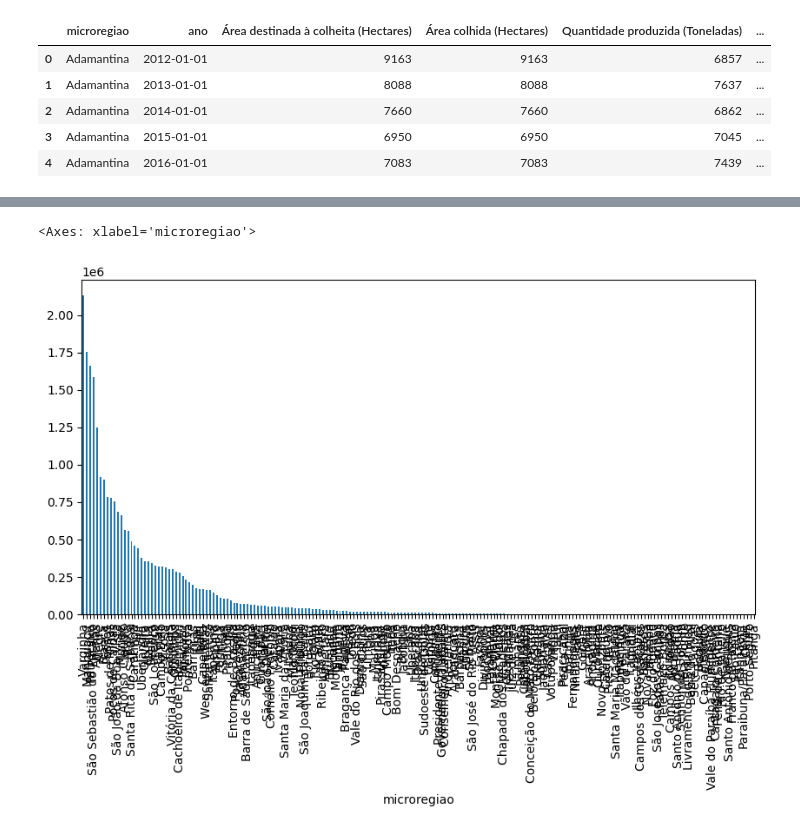
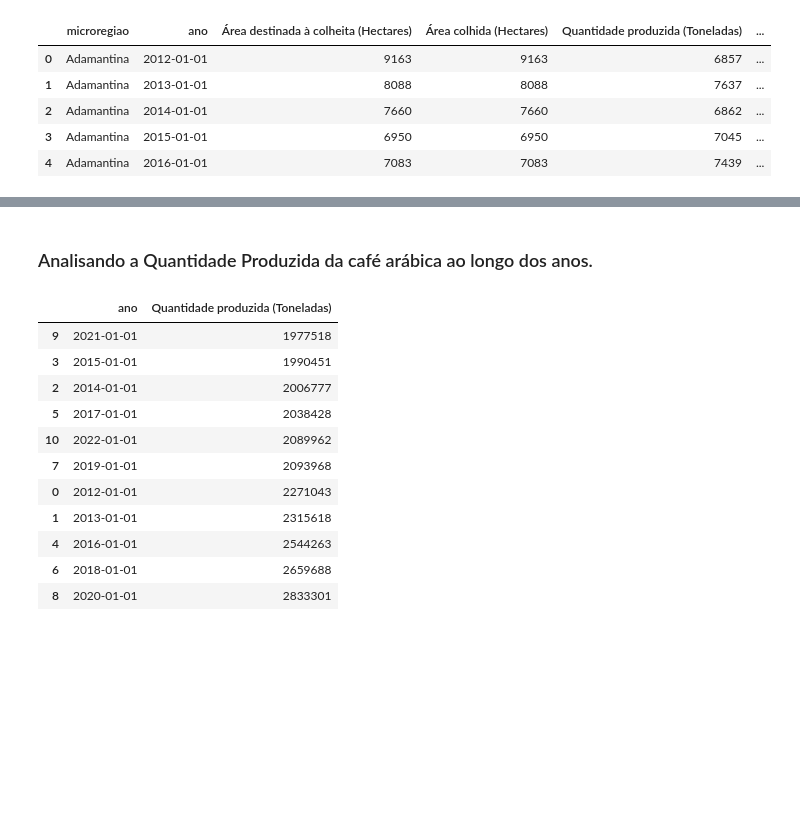
Before and after one commit to alexandre-guerra/Data_Cafe, a Jupyter notebook: analise_cafe.ipynb, the cells around one changed output, grey strips where cells are left out. Saved outputs shown, nothing was run; the diff lists cells and outputs as text; code cells hidden in the pictures; blank space fills up the shorter version.

```diff
--- a/analise_cafe.ipynb
+++ b/analise_cafe.ipynb
@@ -10,10 +10,15 @@ import numpy as np
 import matplotlib.pyplot as plt
 import seaborn as sns
 import warnings
+import matplotlib.dates as mdates
+import matplotlib.ticker as ticker
+from numpy.polynomial.polynomial import Polynomial
+
 
 warnings.filterwarnings('ignore')
 np.random.seed(42)
 pd.set_option("display.max_rows", None)
+pd.options.display.float_format = "{:.2f}".format
 # %%
 df_original = pd.read_excel("./cafe.xlsx")
 df = df_original.copy()
@@ -414,5 +413,20 @@ sns.heatmap(df_arabica.corr(numeric_only=True), annot=True, cmap='Blues')
-# %%
-df_arabica.groupby(by='microregiao')['Quantidade produzida (Toneladas)'].sum().sort_values(ascending=False).plot(kind='bar', figsize=(10,5))
-# %% [output]
-<Axes: xlabel='microregiao'>
-[figure, removed]
+# %% [markdown]
+### Analisando a Quantidade Produzida da café arábica ao longo dos anos.
+# %%
+series = df_arabica.groupby(by='ano')['Quantidade produzida (Toneladas)'].sum()
+df_arabica_ano_producao = pd.DataFrame(series)
+df_arabica_ano_producao.reset_index(inplace=True)
+df_arabica_ano_producao.sort_values(by='Quantidade produzida (Toneladas)')
+# %% [output]
+|  | ano | Quantidade produzida (Toneladas) |
+| 9 | 2021-01-01 | 1977518 |
+| 3 | 2015-01-01 | 1990451 |
+| 2 | 2014-01-01 | 2006777 |
+| 5 | 2017-01-01 | 2038428 |
+| 10 | 2022-01-01 | 2089962 |
+| 7 | 2019-01-01 | 2093968 |
+| 0 | 2012-01-01 | 2271043 |
+| 1 | 2013-01-01 | 2315618 |
+| 4 | 2016-01-01 | 2544263 |
+| 6 | 2018-01-01 | 2659688 |
+| 8 | 2020-01-01 | 2833301 |
```
Also changed, not shown: parts of 12 cells of this notebook, 1 other file.
